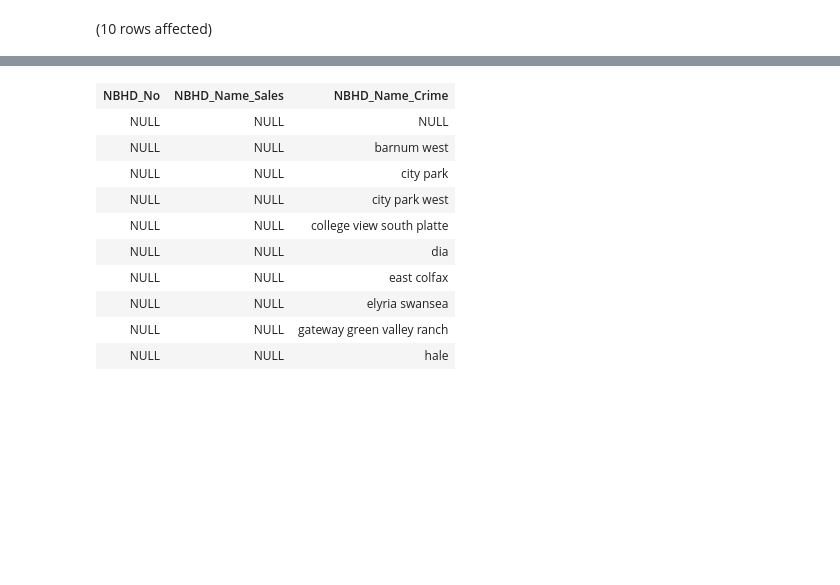
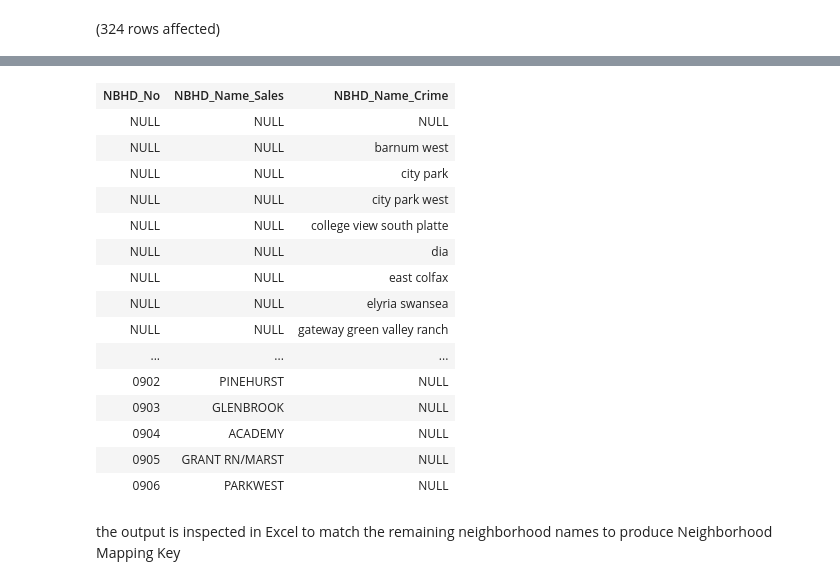
Before and after one commit to hmoughnieh/Impact-of-Crime-on-Housing-Prices-in-Denver-City, a Jupyter notebook: SQL_Prep.ipynb, the cells around one changed output, grey strips where cells are left out. Saved outputs shown, nothing was run; the diff lists cells and outputs as text; code cells hidden in the pictures; blank space fills up the shorter version.

```diff
--- a/SQL_Prep.ipynb
+++ b/SQL_Prep.ipynb
@@ -81,8 +157,8 @@ Total execution time: 00:00:00.001
 # %%
 -- Aggregate crime neighborhood names across the studied period and join them to land trasfer dataset on neighborhood name
-SELECT distinct top 10 L.NBHD_1 as NBHD_No, L.NBHD_1_CN AS NBHD_Name_Sales, C.NBHD_Name_Crime
+SELECT distinct L.NBHD_1 as NBHD_No, L.NBHD_1_CN AS NBHD_Name_Sales, C.NBHD_Name_Crime
 FROM Crime_Data C
 Full Join Land_Transfer L on L.NBHD_1_CN = C.NBHD_Name_Crime
 order by NBHD_No
 # %% [output]
-(10 rows affected)
+(324 rows affected)
@@ -90,11 +166,18 @@ Total execution time: 00:00:01.289
 | NBHD_No | NBHD_Name_Sales | NBHD_Name_Crime |
 | NULL | NULL | NULL |
 | NULL | NULL | barnum west |
 | NULL | NULL | city park |
 | NULL | NULL | city park west |
 | NULL | NULL | college view south platte |
 | NULL | NULL | dia |
 | NULL | NULL | east colfax |
 | NULL | NULL | elyria swansea |
 | NULL | NULL | gateway green valley ranch |
-| NULL | NULL | hale |
+| ... | ... | ... |
+| 0902 | PINEHURST | NULL |
+| 0903 | GLENBROOK | NULL |
+| 0904 | ACADEMY | NULL |
+| 0905 | GRANT RN/MARST | NULL |
+| 0906 | PARKWEST | NULL |
+# %% [markdown]
+the output is inspected in Excel to match the remaining neighborhood names to produce Neighborhood Mapping Key
```
Also changed, not shown: parts of 9 cells of this notebook.
